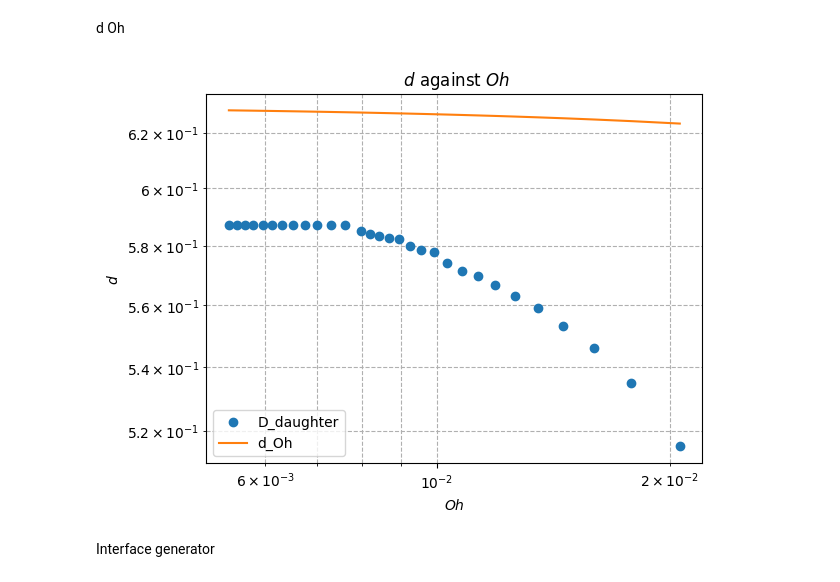
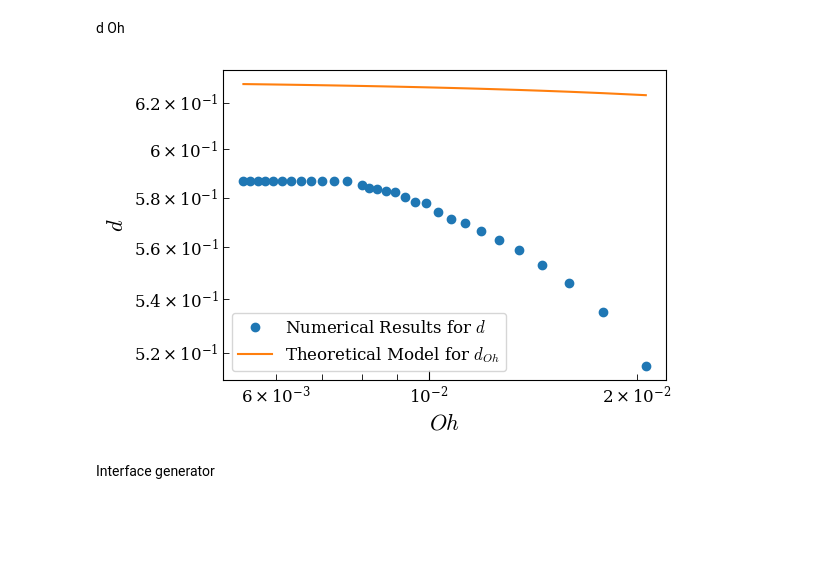
Before and after one commit to SamPetkov/PartialCoalescence, a Jupyter notebook: TimeDiameterDroplet.ipynb, the cells around one changed output. Drawn from its saved outputs; the diff is of its cells as text; code cells hidden in the pictures; blank space fills up the shorter version.

```diff
--- a/TimeDiameterDroplet.ipynb
+++ b/TimeDiameterDroplet.ipynb
@@ -142,21 +257,56 @@ Forced linear regression slope: 1.5000
 Forced linear regression intercept: 4.6617
 # %% [markdown]
 d Oh
-# %%
-# prompt: create the matplot lib of D-daughter against Oh with points and draw the graph of d_Oh against Oh with continuos lines on the same graph start all arrays from index 2
-
-import matplotlib.pyplot as plt
-plt.figure()
-plt.loglog(Oh[2:len(D_daughter)], D_daughter[2:], 'o', label='D_daughter')
-plt.loglog(Oh[2:], d_Oh[2:], '-', label='d_Oh')
-plt.xlabel('$Oh$')
-plt.ylabel('$d$')
-plt.title(' $d$ against $Oh$')
-plt.legend()
-plt.grid(True, which="both", ls="--")
-plt.show()
-# %% [output]
-[figure, removed]
+# %%
+# prompt: create the matplot lib of D-daughter against Oh with points and draw the graph of d_Oh against Oh with continuos lines on the same graph start all arrays from index 2
+
+import matplotlib.pyplot as plt
+import numpy as np
+from scipy.stats import linregress
+import matplotlib.ticker as ticker
+
+# Configure matplotlib for scientific publication
+#plt.style.use('seaborn-v0_8-whitegrid') # Use a clean style
+plt.rcParams['font.family'] = 'serif'
+plt.rcParams['font.serif'] = ['DejaVu Serif', 'Times New Roman', 'Computer Modern Roman'] # Better font
+plt.rcParams['mathtext.fontset'] = 'cm' # Use Computer Modern fonts for math
+plt.rcParams['font.size'] = 12 # Adjust font size
+plt.rcParams['axes.labelsize'] = 16  # Increased label size
+plt.rcParams['axes.labelweight'] = 'bold' # Made labels bold
+plt.rcParams['axes.titlesize'] = 14
+plt.rcParams['xtick.labelsize'] = 12
+plt.rcParams['ytick.labelsize'] = 12
+plt.rcParams['legend.fontsize'] = 12
+plt.rcParams['figure.titlesize'] = 18
+
+
+fig, ax = plt.subplots(1, 1, figsize=(6, 4))
+ax.loglog(Oh[2:len(D_daughter)], D_daughter[2:], 'o', label='Numerical Results for $d$')
+ax.loglog(Oh[2:], d_Oh[2:], '-', label='Theoretical Model for $d_{Oh}$')
+ax.set_xlabel('$Oh$')
+ax.set_ylabel('$d$')
+
+# Set log-log ticks
+ax.xaxis.set_major_locator(ticker.LogLocator(base=10.0, numticks=5))
+ax.xaxis.set_minor_locator(ticker.LogLocator(base=10.0, subs=np.arange(2, 10) * 0.1, numticks=10))
+#ax.xaxis.set_minor_formatter(ticker.NullFormatter())
+
+ax.yaxis.set_major_locator(ticker.LogLocator(base=10.0, numticks=5))
+ax.yaxis.set_minor_locator(ticker.LogLocator(base=10.0, subs=np.arange(2, 10) * 0.1, numticks=10))
+# ax.yaxis.set_minor_formatter(ticker.NullFormatter()) # Removed this line to show minor ticks
+
+# Make ticks go inwards and set length
+ax.tick_params(which='major', length=7, direction='in')
+ax.tick_params(which='minor', length=4, direction='in')
+
+
+ax.legend()
+ax.grid(False)
+plt.tight_layout()
+plt.savefig('d_Oh_dependence_on_Oh.pdf') # Save the figure as a PDF
+plt.show()
+# %% [output]
+[figure, added]
 # %% [markdown]
 Interface generator
 # %%
```
Also changed, not shown: parts of 5 cells of this notebook.
